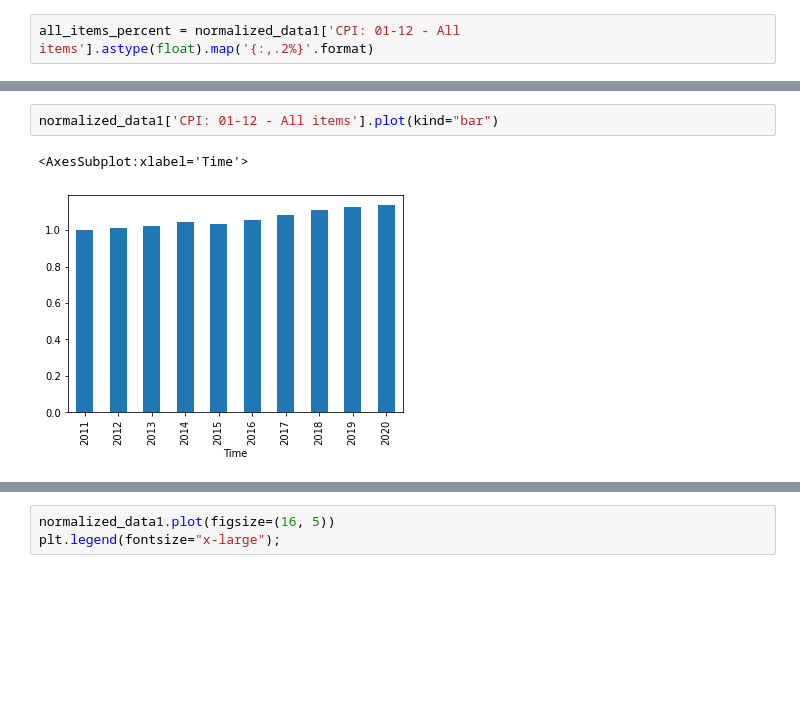
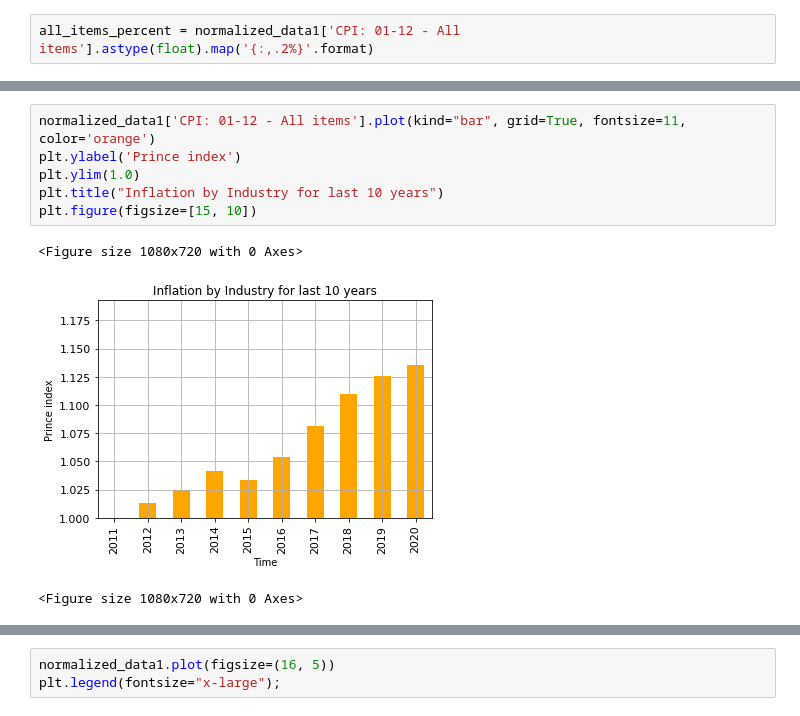
Before and after one commit to Efe-C-3/InflationRateAnalytics, a Jupyter notebook: inflation.ipynb, the cells around one changed output, grey strips where cells are left out. Cells and saved outputs as stored; diff of their text form; blank space fills up the shorter version.

```diff
--- a/inflation.ipynb
+++ b/inflation.ipynb
@@ -227,8 +235,13 @@ TypeError: no numeric data to plot
-# %%
-normalized_data1['CPI: 01-12 - All items'].plot(kind="bar")
-# %% [output]
-<AxesSubplot:xlabel='Time'>
-[figure, removed]
+# %%
+normalized_data1['CPI: 01-12 - All items'].plot(kind="bar", grid=True, fontsize=11, color='orange')
+plt.ylabel('Prince index')
+plt.ylim(1.0)
+plt.title("Inflation by Industry for last 10 years")
+plt.figure(figsize=[15, 10])
+# %% [output]
+<Figure size 1080x720 with 0 Axes>
+[figure, added]
+<Figure size 1080x720 with 0 Axes>
 # %%
 plt.barh("Time", "CPI: 01-12 - All items", data = base_year, color = "orange")
 plt.xlabel("Inflation %")
```
Also changed, not shown: parts of 3 cells of this notebook, 1 other file.
